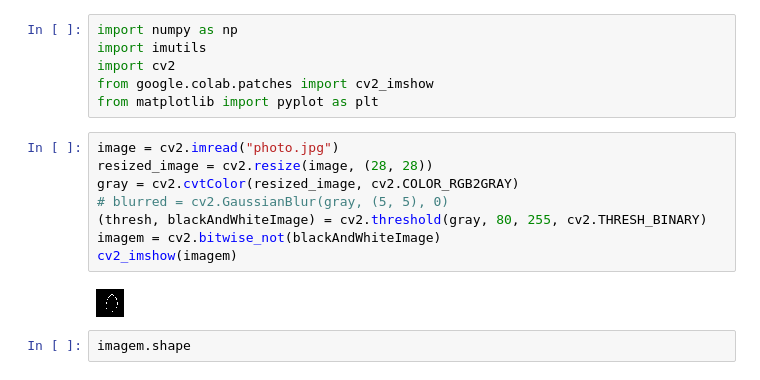
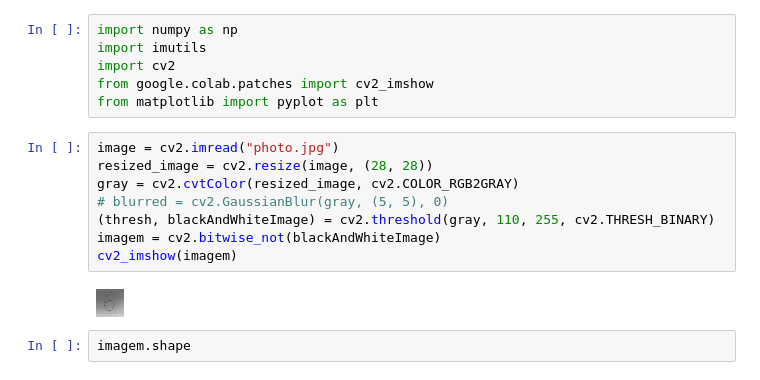
Before and after one commit to TrickyTroll/ML-intro, a Jupyter notebook: OCR.ipynb, the cells around one changed output. Saved outputs shown, nothing was run; the diff lists cells and outputs as text.

```diff
--- a/OCR.ipynb
+++ b/OCR.ipynb
@@ -317,13 +353,13 @@ from matplotlib import pyplot as plt
 # %%
 image = cv2.imread("photo.jpg")
 resized_image = cv2.resize(image, (28, 28))
 gray = cv2.cvtColor(resized_image, cv2.COLOR_RGB2GRAY)
 # blurred = cv2.GaussianBlur(gray, (5, 5), 0)
-(thresh, blackAndWhiteImage) = cv2.threshold(gray, 80, 255, cv2.THRESH_BINARY)
+(thresh, blackAndWhiteImage) = cv2.threshold(gray, 110, 255, cv2.THRESH_BINARY)
 imagem = cv2.bitwise_not(blackAndWhiteImage)
 cv2_imshow(imagem)
 # %% [output]
-[figure, old version]
+[figure, new version]
 # %%
 imagem.shape
 # %% [output]
```
Also changed, not shown: parts of 15 cells of this notebook.
